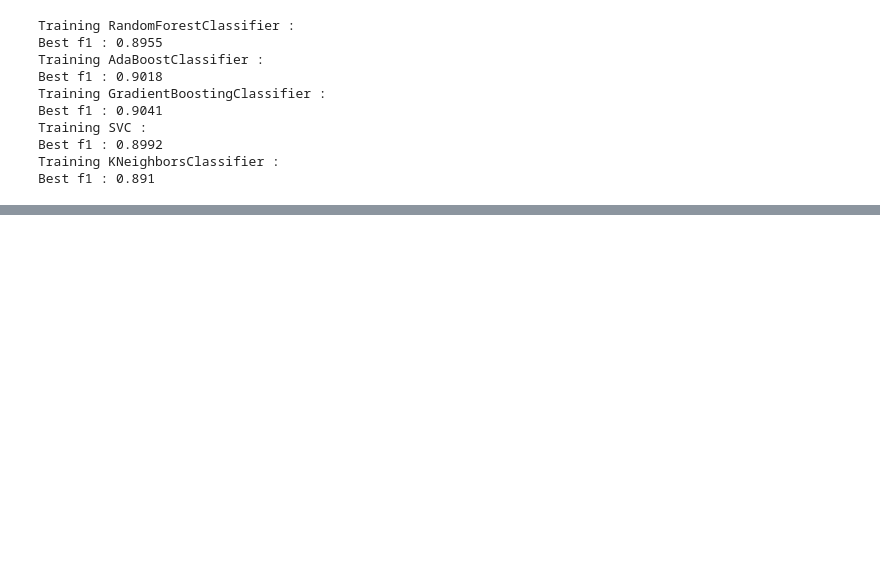
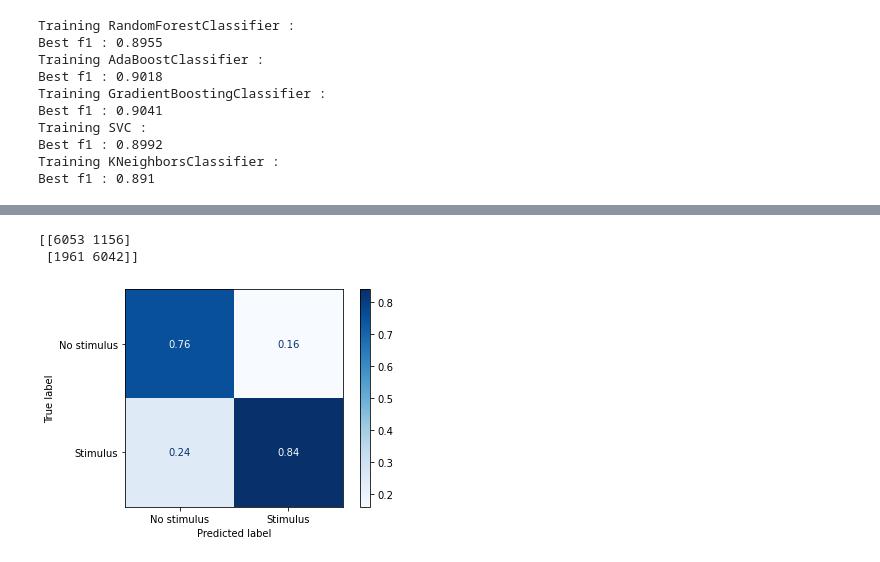
Before and after one commit to onionpork/Starbucks_Capstone_Challenge, a Jupyter notebook: Starbucks_Capstone_notebook.ipynb, the cells around one changed output, grey strips where cells are left out. Saved outputs shown, nothing was run; the diff lists cells and outputs as text; code cells hidden in the pictures; blank space fills up the shorter version.

```diff
--- a/Starbucks_Capstone_notebook.ipynb
+++ b/Starbucks_Capstone_notebook.ipynb
@@ -394,6 +433,6 @@ feature_imp
 # %%
 # weight the imblance the data by repeat label-0 3 times (ratio(0:1) = 1/4)
-def data_preprocess2(df=df):
+def data_preprocess2(df=df_new):
     # remove ['offer_type', 'id', 'offer_id', 'offer completed', 'offer received', 'offer viewed'] columns
     df_new = df.drop(['offer_type', 'id', 'offer_id', 'offer completed', 'offer received', 'offer viewed'],axis =1)
     df_new_fill = df_new[df_new['offer_label'] == 0]
@@ -410,5 +483,10 @@ x_train2, x_test2, y_train2, y_test2 = data_preprocess2()
 # %%
-y_pred = gbc.predict(x_test)
-print(confusion_matrix(y_test, y_pred))
-plot_confusion_matrix(gbc, x_test, y_test, display_labels=['No stimulus','Stimulus'],cmap=plt.cm.Blues,normalize='pred')
+gbc.fit(x_train2, y_train2)
+y_pred2 = gbc.predict(x_test2)
+print(confusion_matrix(y_test2, y_pred2))
+plot_confusion_matrix(gbc, x_test2, y_test2, display_labels=['No stimulus','Stimulus'],cmap=plt.cm.Blues,normalize='pred')
 plt.show()
+# %% [output]
+[[6053 1156]
+ [1961 6042]]
+[figure, added]
```
Also changed, not shown: parts of 18 cells of this notebook.
